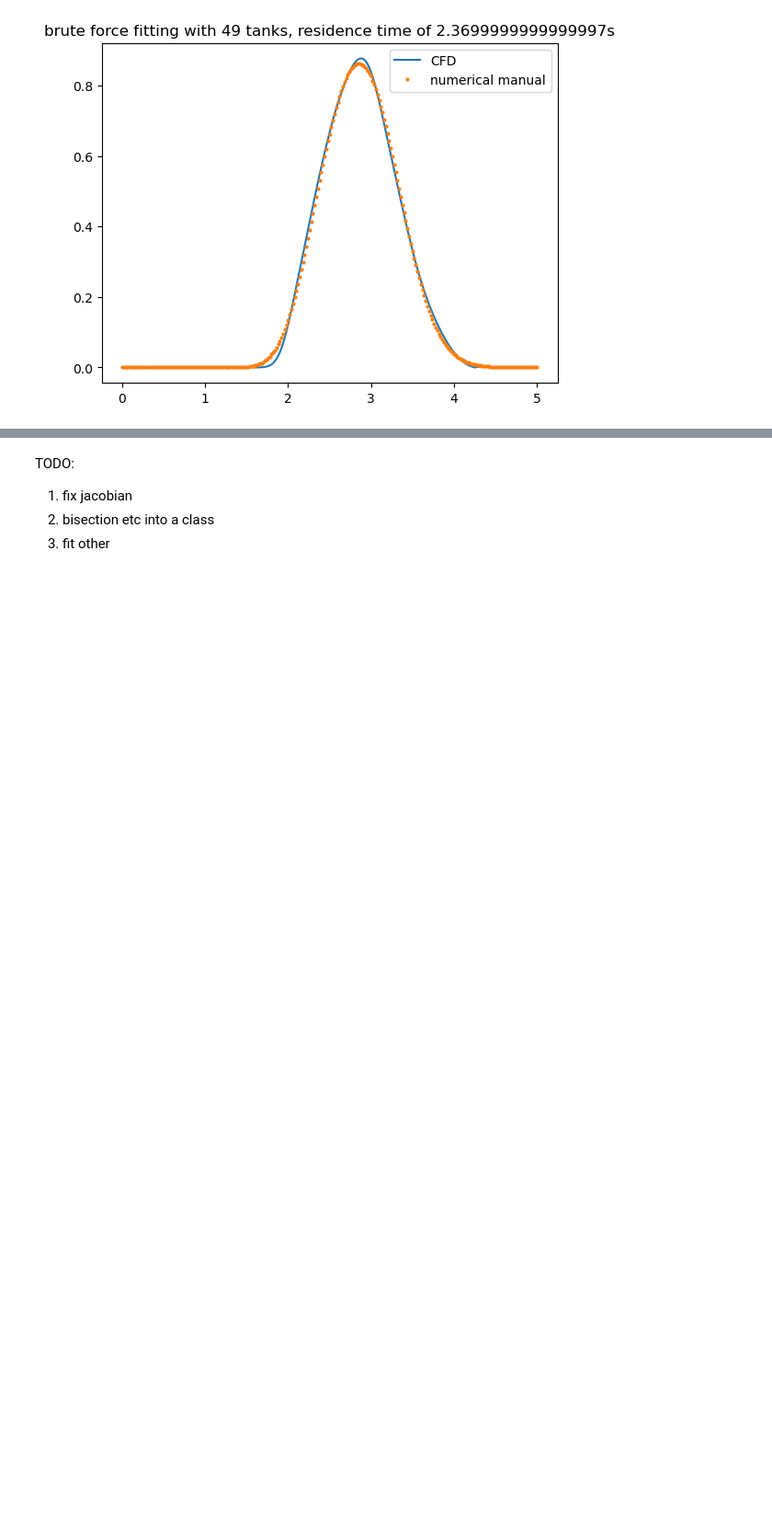
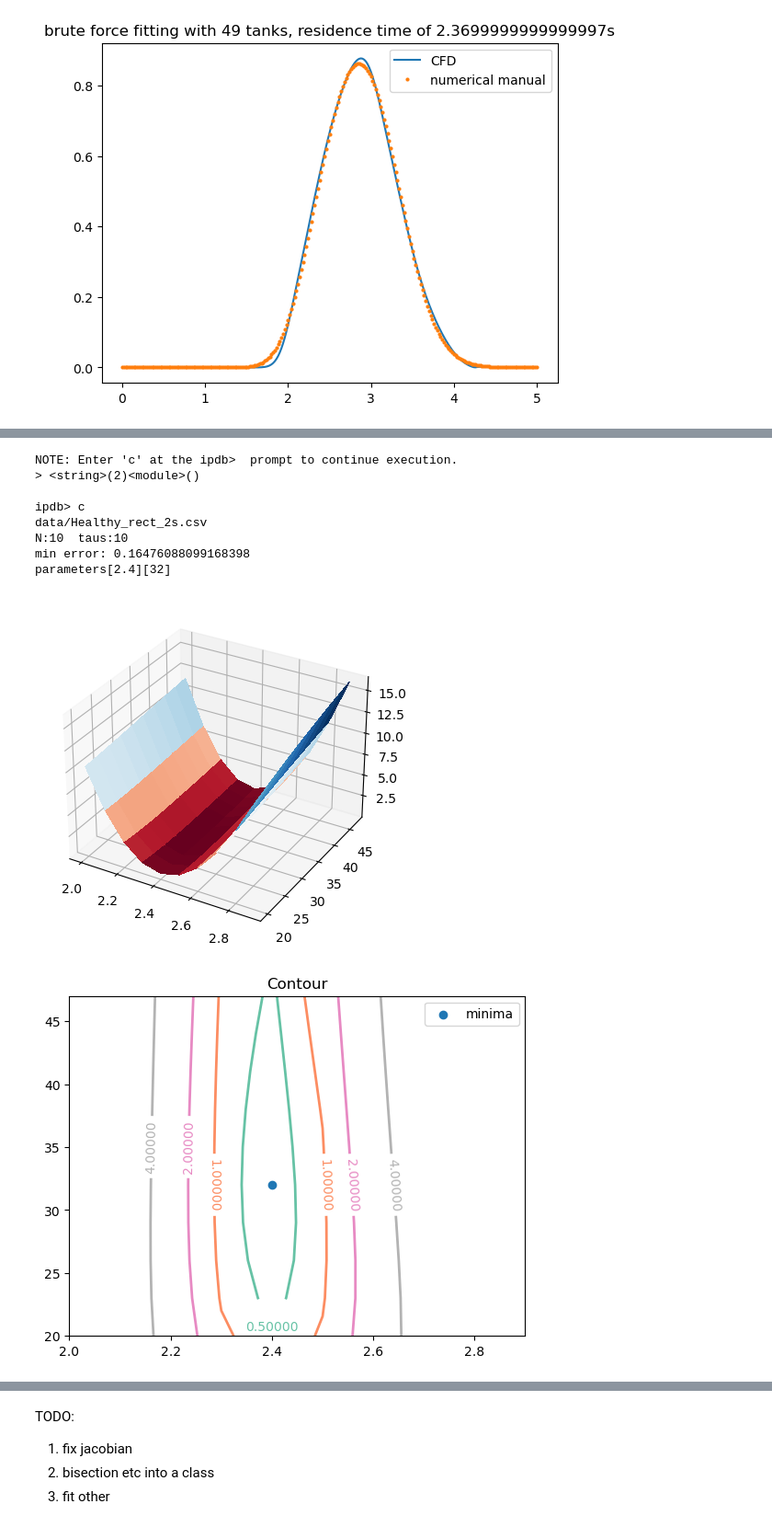
Before and after one commit to waves-stats/MOD_510_2023_autumn, a Jupyter notebook: Partha/project3/mod510_project3_partha_v2.ipynb, the cells around one changed output, grey strips where cells are left out. Shown at 92% size. Saved outputs shown, nothing was run; the diff lists cells and outputs as text; code cells hidden in the pictures; blank space fills up the shorter version.

```diff
--- a/Partha/project3/mod510_project3_partha_v2.ipynb
+++ b/Partha/project3/mod510_project3_partha_v2.ipynb
@@ -636,0 +714,17 @@ ax.legend()
+# %%
+%%debug
+taus, Ns = np.arange(2.,3.,0.1), np.arange(20,50,3)
+healthy, protocol, levels = True, 'rect_2s', np.array([0.1,0.5,1,2,4])
+t, conc_CFD = load_CFD_data(healthy=healthy, protocol=protocol)
+plot_SSR_Surface(t, conc_CFD,taus=taus, Ns=Ns,levels=levels)
+# %% [output]
+NOTE: Enter 'c' at the ipdb>  prompt to continue execution.
+> <string>(2)<module>()
+
+ipdb> c
+data/Healthy_rect_2s.csv
+N:10  taus:10
+min error: 0.16476088099168398
+parameters[2.4][32]
+[figure, added]
+[figure, added]
```
Also changed, not shown: parts of 24 cells of this notebook.
